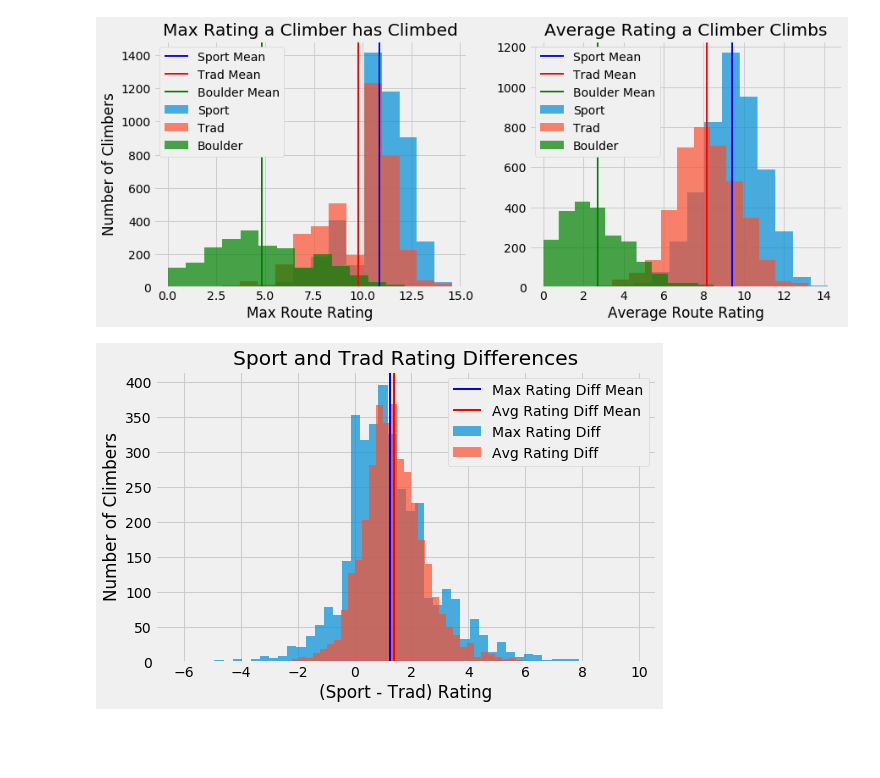
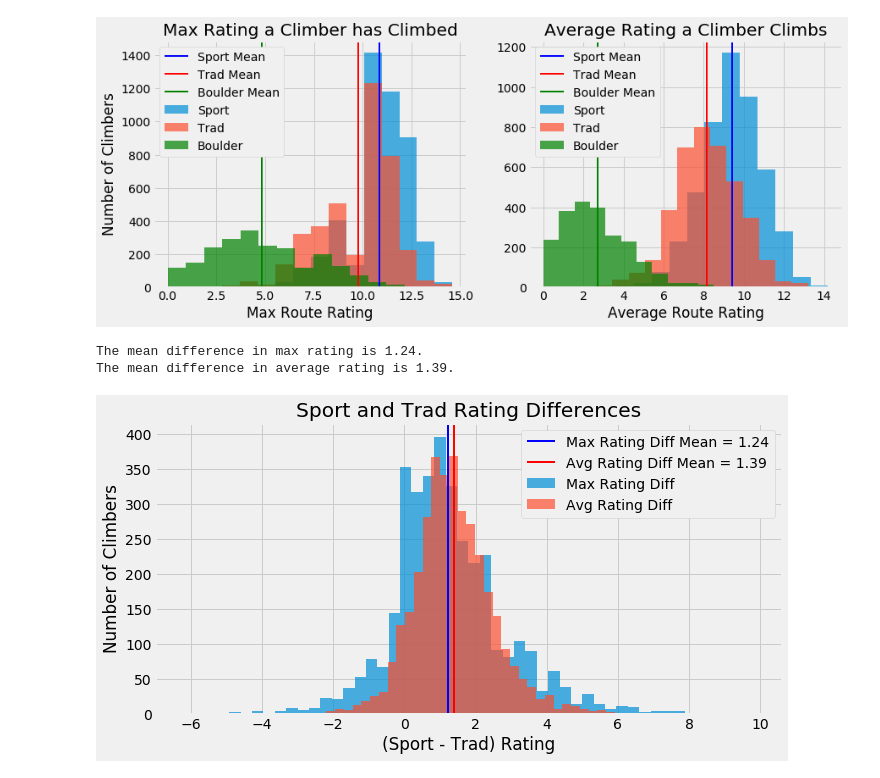
Before and after one commit to redwin21/trad-vs-sport, a Jupyter notebook: analysis/eda.ipynb, the cells around one changed output. Cells and saved outputs as stored; diff of their text form; code cells hidden in the pictures; blank space fills up the shorter version.

Commit message:
modify plots for final report

```diff
--- a/analysis/eda.ipynb
+++ b/analysis/eda.ipynb
@@ -275,21 +275,28 @@ plt.savefig('./images/climber_stats.png', bbox_inches='tight')
 # %%
 bins = 50
 alpha = .7
 lw = 2
-fig, ax = plt.subplots(figsize=(8,5))
+fig, ax = plt.subplots(figsize=(10,5))
 ax.hist(climber_stats['max_sport_trad_diff'],
         bins=bins, alpha=alpha, label='Max Rating Diff');
 ax.axvline(np.mean(climber_stats['max_sport_trad_diff']),
-           color='b', linewidth=lw, label='Max Rating Diff Mean');
+           color='b', linewidth=lw,
+           label=f"Max Rating Diff Mean = {np.mean(climber_stats['max_sport_trad_diff']):2.2f}");
 ax.hist(climber_stats['avg_sport_trad_diff'],
         bins=bins, alpha=alpha, label='Avg Rating Diff');
 ax.axvline(np.mean(climber_stats['avg_sport_trad_diff']),
-           color='r', linewidth=lw, label='Avg Rating Diff Mean');
+           color='r', linewidth=lw,
+           label=f"Avg Rating Diff Mean = {np.mean(climber_stats['avg_sport_trad_diff']):2.2f}");
 ax.set_ylabel('Number of Climbers');
 ax.set_xlabel('(Sport - Trad) Rating');
 ax.set_title('Sport and Trad Rating Differences');
 ax.legend(loc='upper right', framealpha=1);
 
 plt.savefig('./images/sport_trad_diff.png', bbox_inches='tight')
+
+print(f"The mean difference in max rating is {np.mean(climber_stats['max_sport_trad_diff']):2.2f}.")
+print(f"The mean difference in average rating is {np.mean(climber_stats['avg_sport_trad_diff']):2.2f}.")
 # %% [output]
+The mean difference in max rating is 1.24.
+The mean difference in average rating is 1.39.
-[figure, old version]
+[figure, new version]
```
